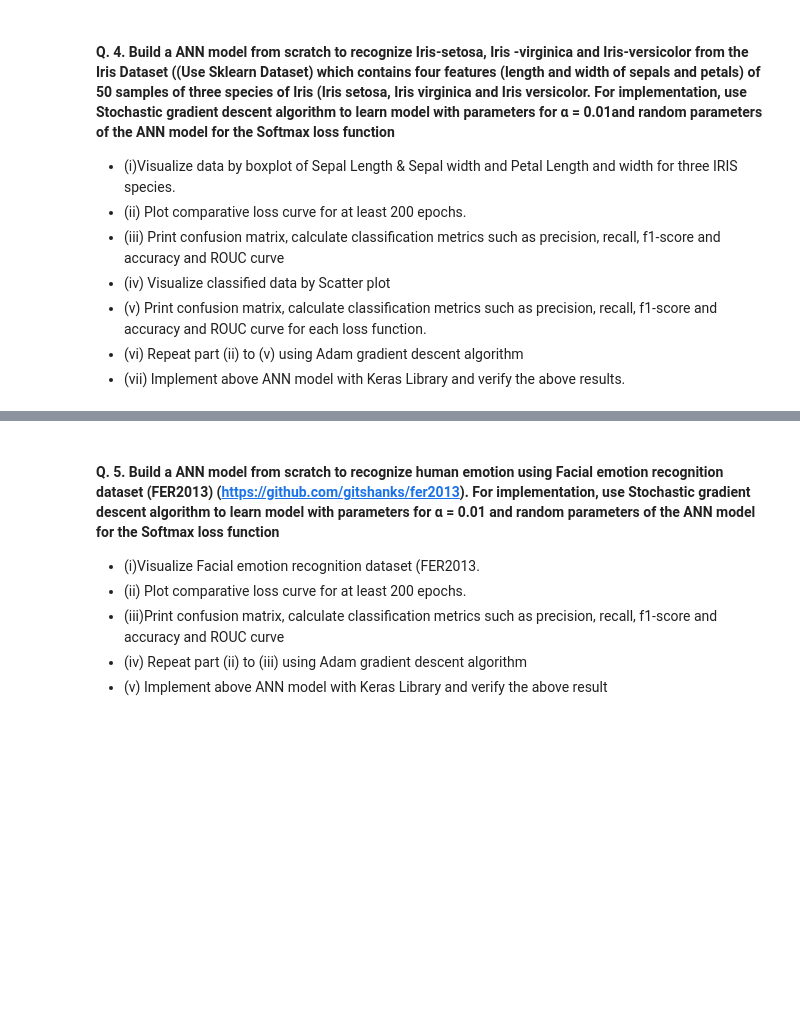
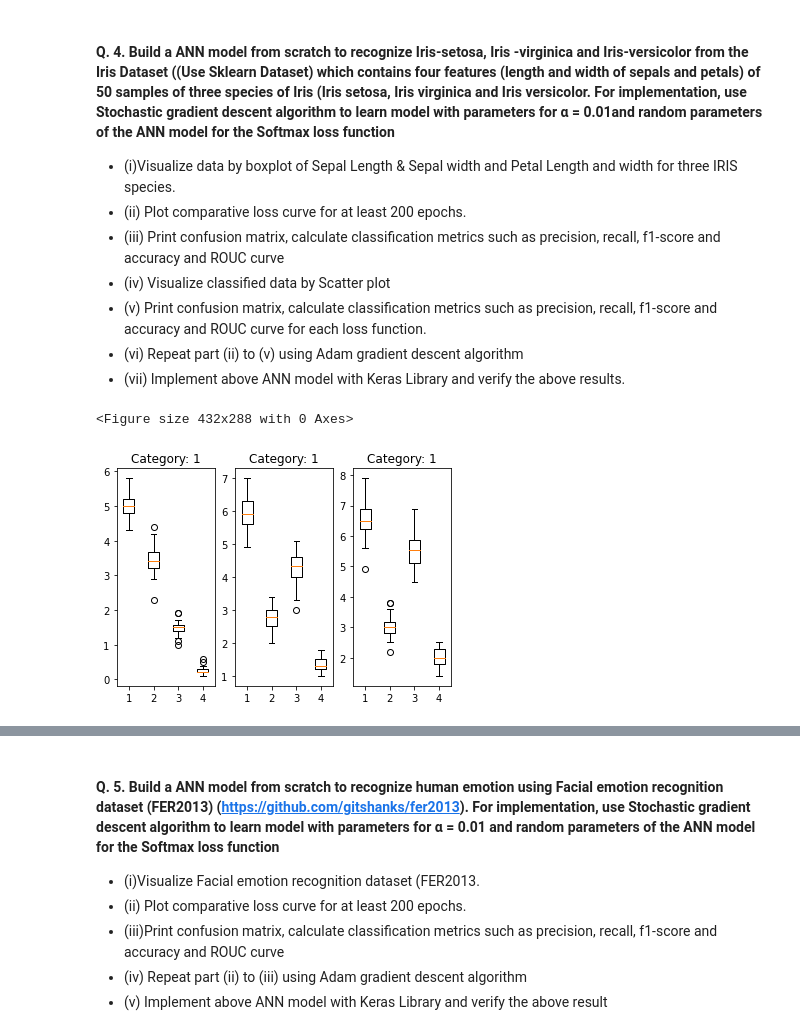
Before and after one commit to Adithya-Jayan/EC460_NNDL, a Jupyter notebook: Assignment3.ipynb, the cells around one changed output, grey strips where cells are left out. Drawn from its saved outputs; the diff is of its cells as text; code cells hidden in the pictures; blank space fills up the shorter version.

```diff
--- a/Assignment3.ipynb
+++ b/Assignment3.ipynb
@@ -410,6 +521,20 @@ data = load_iris()
 X_train = data['data']
 Y_train = data['target']
 col_names = data['target_names']
+# %%
+#Visualize Petal recognition dataset using boxplot
+
+plt.figure()
+fig, ax = plt.subplots()
+
+for i in range(3):
+    plt.subplot(1,3,i+1)
+    t= np.random.randint(149)
+    plt.title("Category: {}".format(Y_train[t]))
+    plt.boxplot(X_train[Y_train==i])
+# %% [output]
+<Figure size 432x288 with 0 Axes>
+[figure, added]
 # %%
 #Defining the model
 
```
Also changed, not shown: parts of 39 cells of this notebook.
